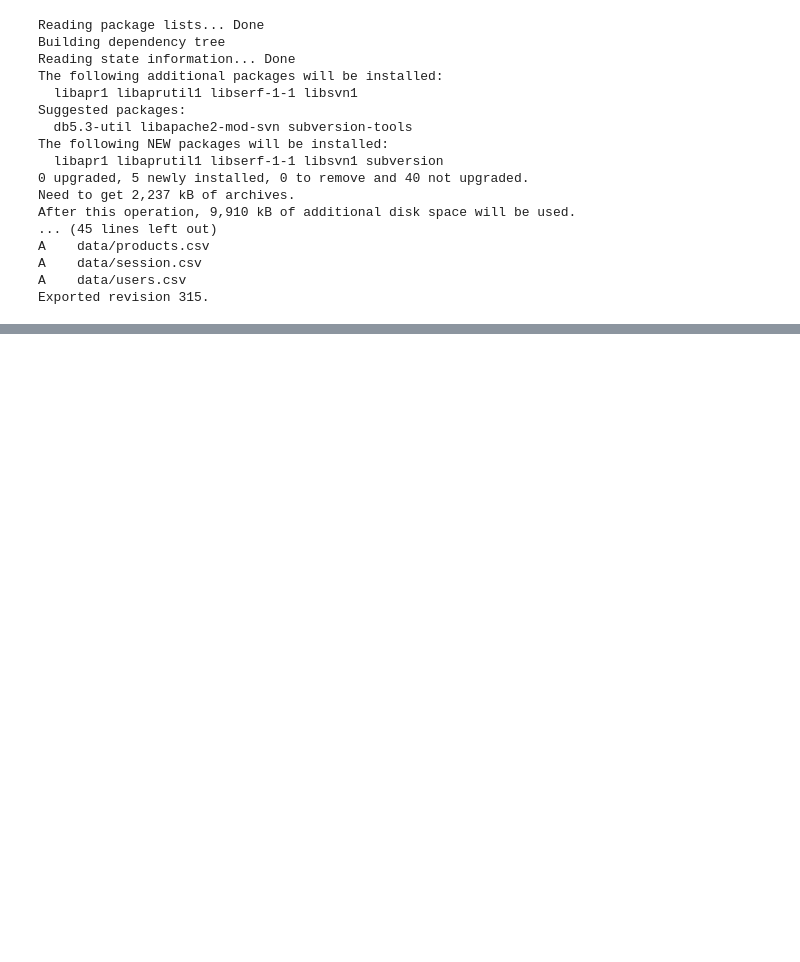
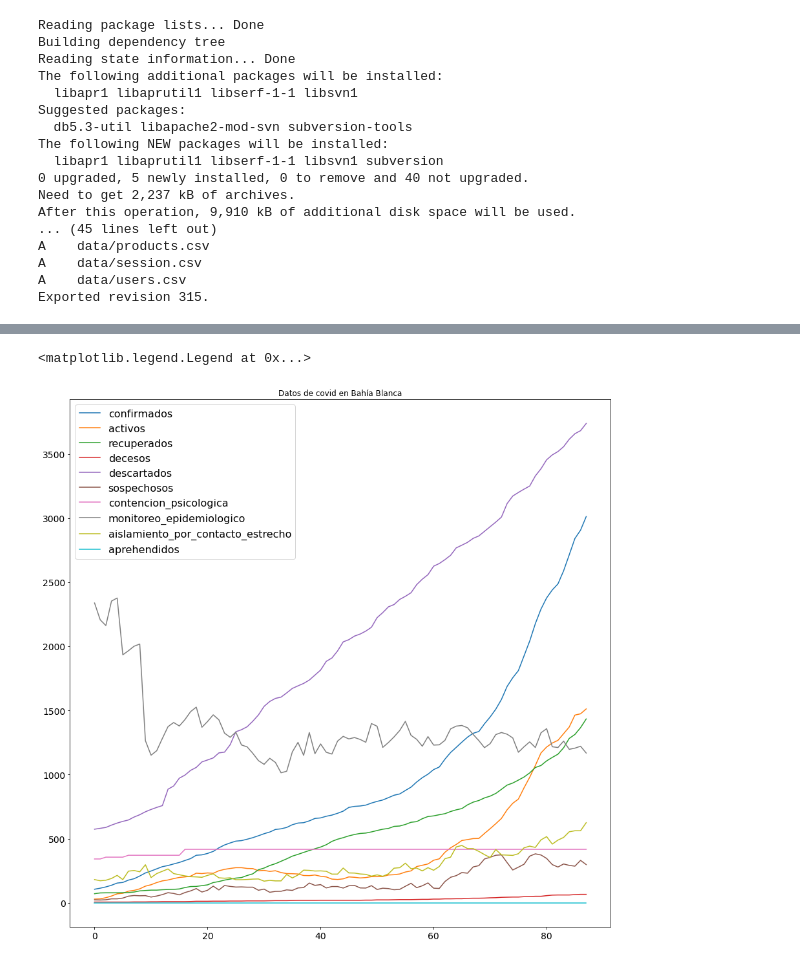
Before and after one commit to nicolassalomon96/aprendizaje_maquina_UNS, a Jupyter notebook: TP2/Ejercicio_1.ipynb, the cells around one changed output, grey strips where cells are left out. Drawn from its saved outputs; the diff is of its cells as text; code cells hidden in the pictures; blank space fills up the shorter version.

```diff
--- a/TP2/Ejercicio_1.ipynb
+++ b/TP2/Ejercicio_1.ipynb
@@ -66,0 +84,5 @@ Name: fecha, Length: 88, dtype: object
+# %%
+covid_cases.plot(figsize=(15,15),title='Datos de covid en Bahía Blanca',fontsize=14).legend(loc=2, prop={'size': 16})
+# %% [output]
+<matplotlib.legend.Legend at 0x...>
+[figure, added]
```
Also changed, not shown: parts of 2 cells of this notebook.
